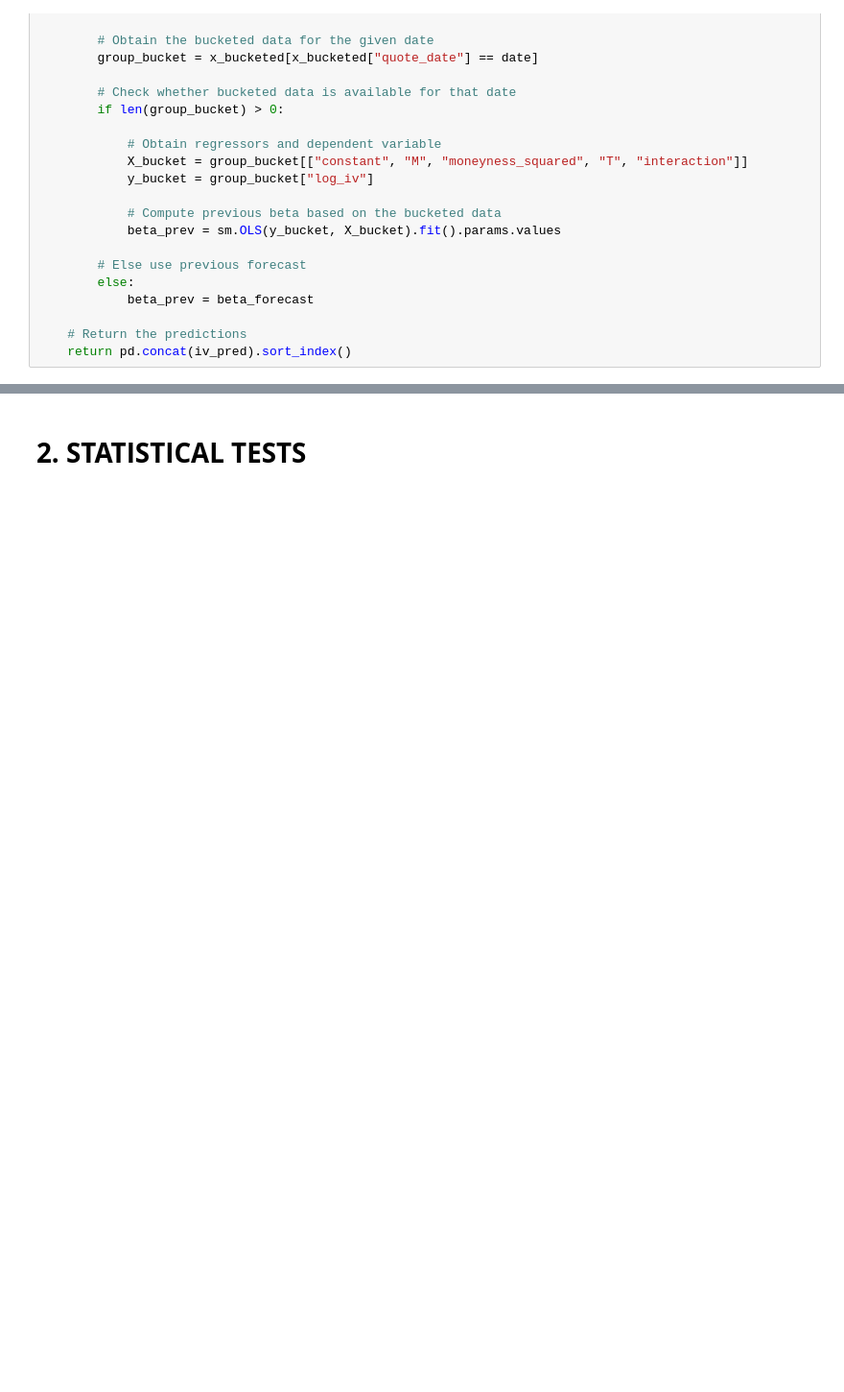
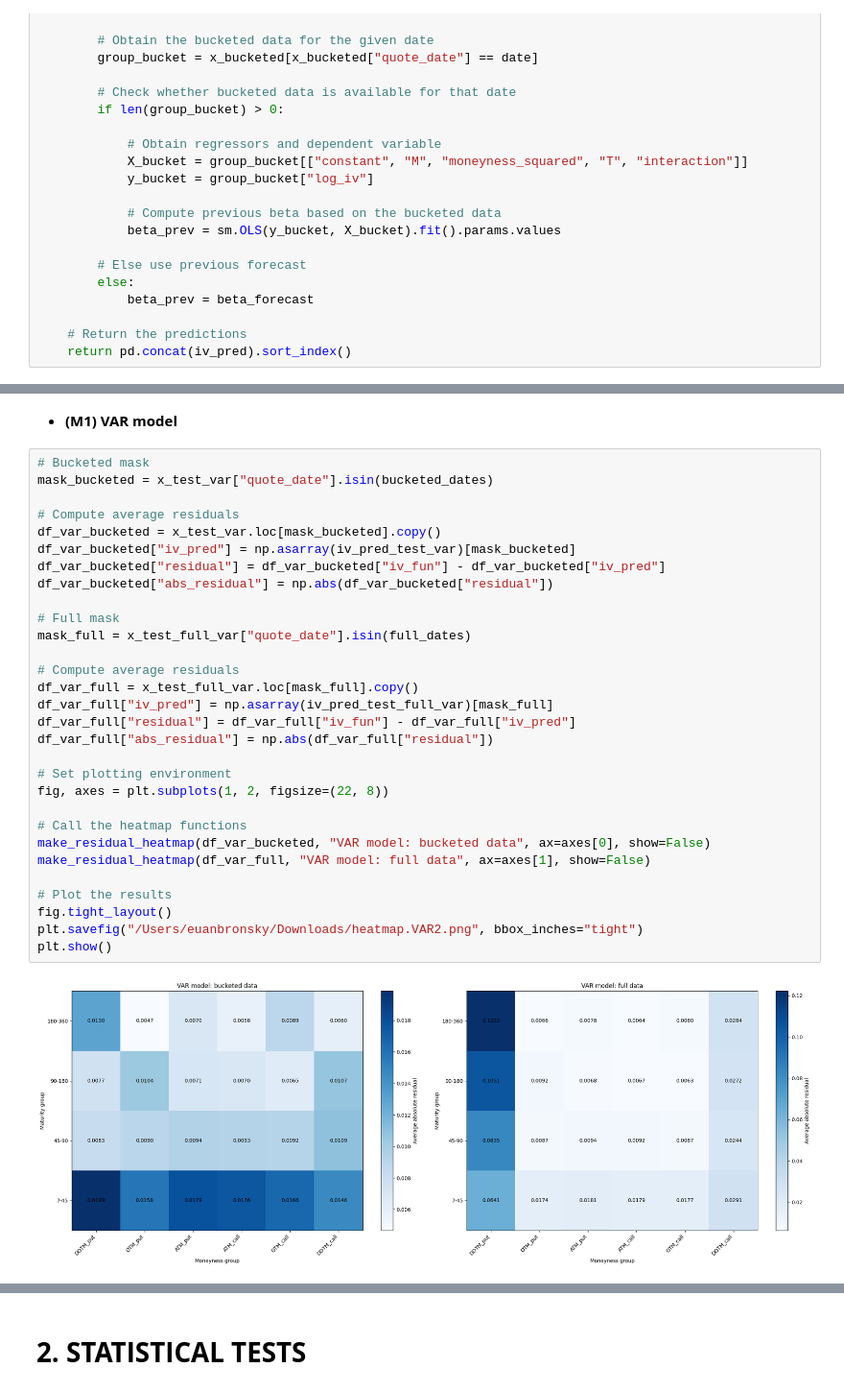
Before and after one commit to euanbronsky8/Thesis, a Jupyter notebook: 4. Evaluation.ipynb, the cells around one changed output, grey strips where cells are left out. Shown at 96% size. Saved outputs shown, nothing was run; the diff lists cells and outputs as text; blank space fills up the shorter version.

```diff
--- a/4. Evaluation.ipynb
+++ b/4. Evaluation.ipynb
@@ -1152,0 +785,34 @@ plt.show()
+# %% [markdown]
+- **(M1) VAR model**
+# %%
+# Bucketed mask
+mask_bucketed = x_test_var["quote_date"].isin(bucketed_dates)
+
+# Compute average residuals
+df_var_bucketed = x_test_var.loc[mask_bucketed].copy()
+df_var_bucketed["iv_pred"] = np.asarray(iv_pred_test_var)[mask_bucketed]
+df_var_bucketed["residual"] = df_var_bucketed["iv_fun"] - df_var_bucketed["iv_pred"]
+df_var_bucketed["abs_residual"] = np.abs(df_var_bucketed["residual"])
+
+# Full mask
+mask_full = x_test_full_var["quote_date"].isin(full_dates)
+
+# Compute average residuals
+df_var_full = x_test_full_var.loc[mask_full].copy()
+df_var_full["iv_pred"] = np.asarray(iv_pred_test_full_var)[mask_full]
+df_var_full["residual"] = df_var_full["iv_fun"] - df_var_full["iv_pred"]
+df_var_full["abs_residual"] = np.abs(df_var_full["residual"])
+
+# Set plotting environment
+fig, axes = plt.subplots(1, 2, figsize=(22, 8))
+
+# Call the heatmap functions
+make_residual_heatmap(df_var_bucketed, "VAR model: bucketed data", ax=axes[0], show=False)
+make_residual_heatmap(df_var_full, "VAR model: full data", ax=axes[1], show=False)
+
+# Plot the results
+fig.tight_layout()
+plt.savefig("/Users/euanbronsky/Downloads/heatmap.VAR2.png", bbox_inches="tight")
+plt.show()
+# %% [output]
+[figure, added]
```
Also changed, not shown: parts of 138 cells of this notebook.
